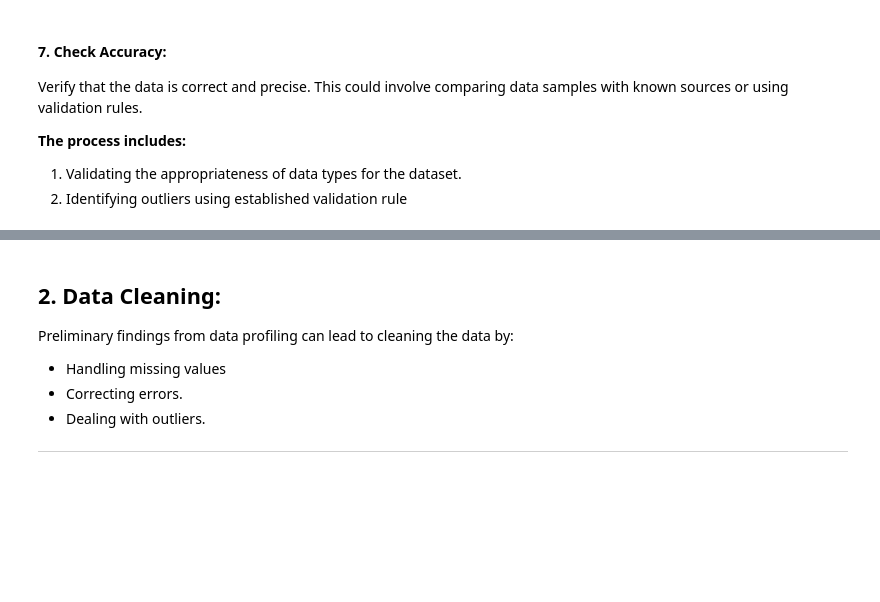
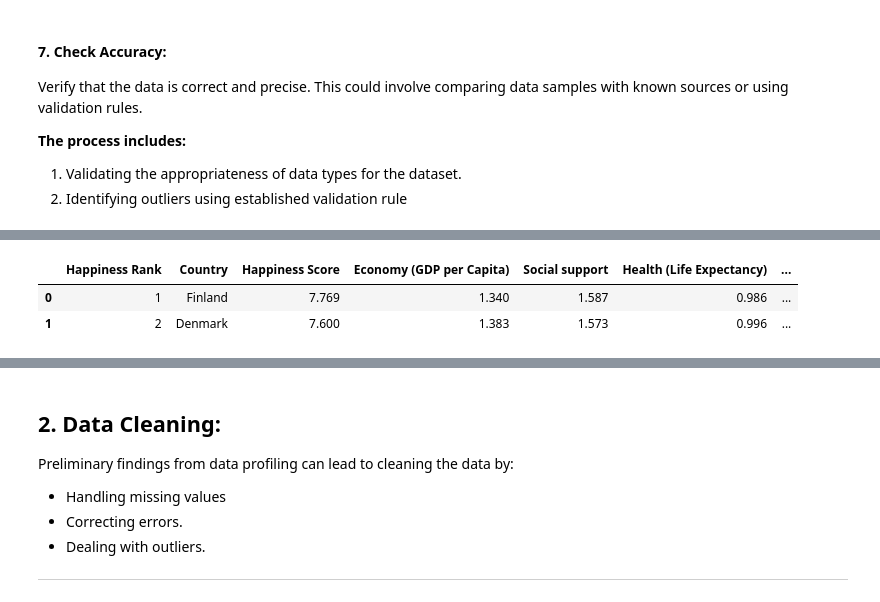
Before and after one commit to Tuwaiq-DS-ML-bootcamp-V-9/Usecase-2, a Jupyter notebook: EDA explain template.ipynb, the cells around one changed output, grey strips where cells are left out. Cells and saved outputs as stored; diff of their text form; code cells hidden in the pictures; blank space fills up the shorter version.

```diff
--- a/EDA explain template.ipynb
+++ b/EDA explain template.ipynb
@@ -744,3 +893,13 @@ Verify that the data is correct and precise. This could involve comparing data s
+# %%
+world_happiness_reports_2019.rename(columns={'Overall rank':'Happiness Rank','Country or region':'Country','Score':'Happiness Score',
+                                             'GDP per capita':'Economy (GDP per Capita)','Healthy life expectancy':'Health (Life Expectancy)',
+                                             'Freedom to make life choices':'Freedom'},inplace=True)
+# %%
+world_happiness_reports_2019.head(2)
+# %% [output]
+|  | Happiness Rank | Country | Happiness Score | Economy (GDP per Capita) | Social support | Health (Life Expectancy) | ... |
+| 0 | 1 | Finland | 7.769 | 1.340 | 1.587 | 0.986 | ... |
+| 1 | 2 | Denmark | 7.600 | 1.383 | 1.573 | 0.996 | ... |
 # %%
 # go to clean them
 # %%
```
Also changed, not shown: parts of 19 cells of this notebook.
